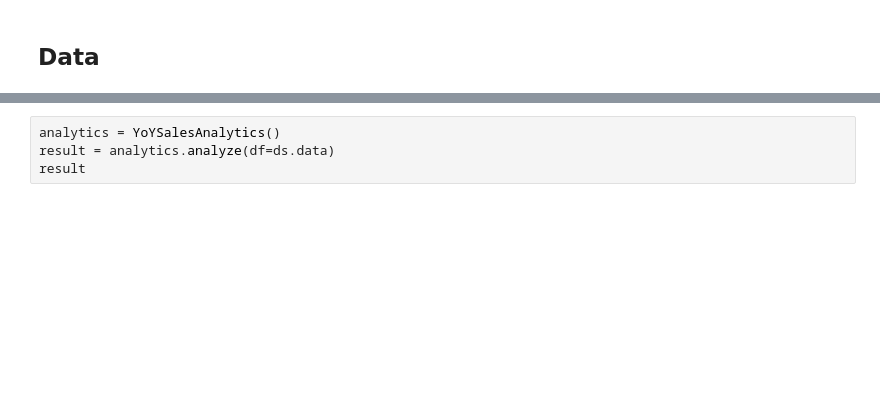
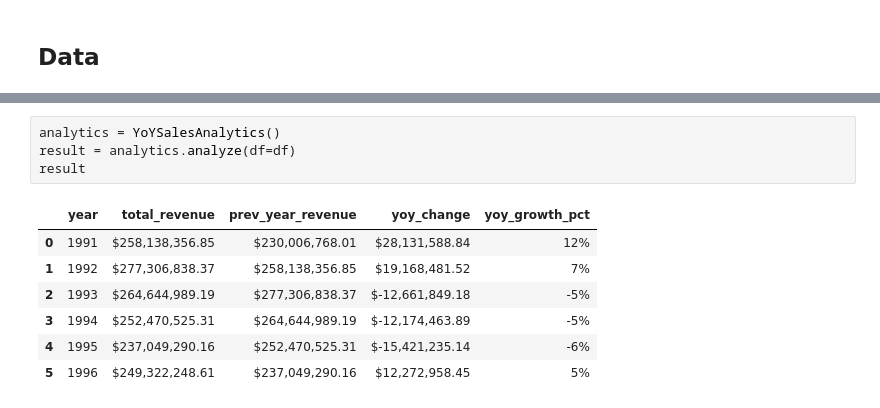
Before and after one commit to john-james-ai/valuation, a Jupyter notebook: notebooks/lab/analytics.ipynb, the cells around one changed output, grey strips where cells are left out. Saved outputs shown, nothing was run; the diff lists cells and outputs as text; blank space fills up the shorter version.

```diff
--- a/notebooks/lab/analytics.ipynb
+++ b/notebooks/lab/analytics.ipynb
@@ -24,4 +31,12 @@ FileNotFoundError: Passport file not found at '/home/john/projects/valuation/ass
 # %%
 analytics = YoYSalesAnalytics()
-result = analytics.analyze(df=ds.data)
+result = analytics.analyze(df=df)
 result
+# %% [output]
+|  | year | total_revenue | prev_year_revenue | yoy_change | yoy_growth_pct |
+| 0 | 1991 | $258,138,356.85 | $230,006,768.01 | $28,131,588.84 | 12% |
+| 1 | 1992 | $277,306,838.37 | $258,138,356.85 | $19,168,481.52 | 7% |
+| 2 | 1993 | $264,644,989.19 | $277,306,838.37 | $-12,661,849.18 | -5% |
+| 3 | 1994 | $252,470,525.31 | $264,644,989.19 | $-12,174,463.89 | -5% |
+| 4 | 1995 | $237,049,290.16 | $252,470,525.31 | $-15,421,235.14 | -6% |
+| 5 | 1996 | $249,322,248.61 | $237,049,290.16 | $12,272,958.45 | 5% |
```
Also changed, not shown: parts of 2 cells of this notebook, 12 other files.
